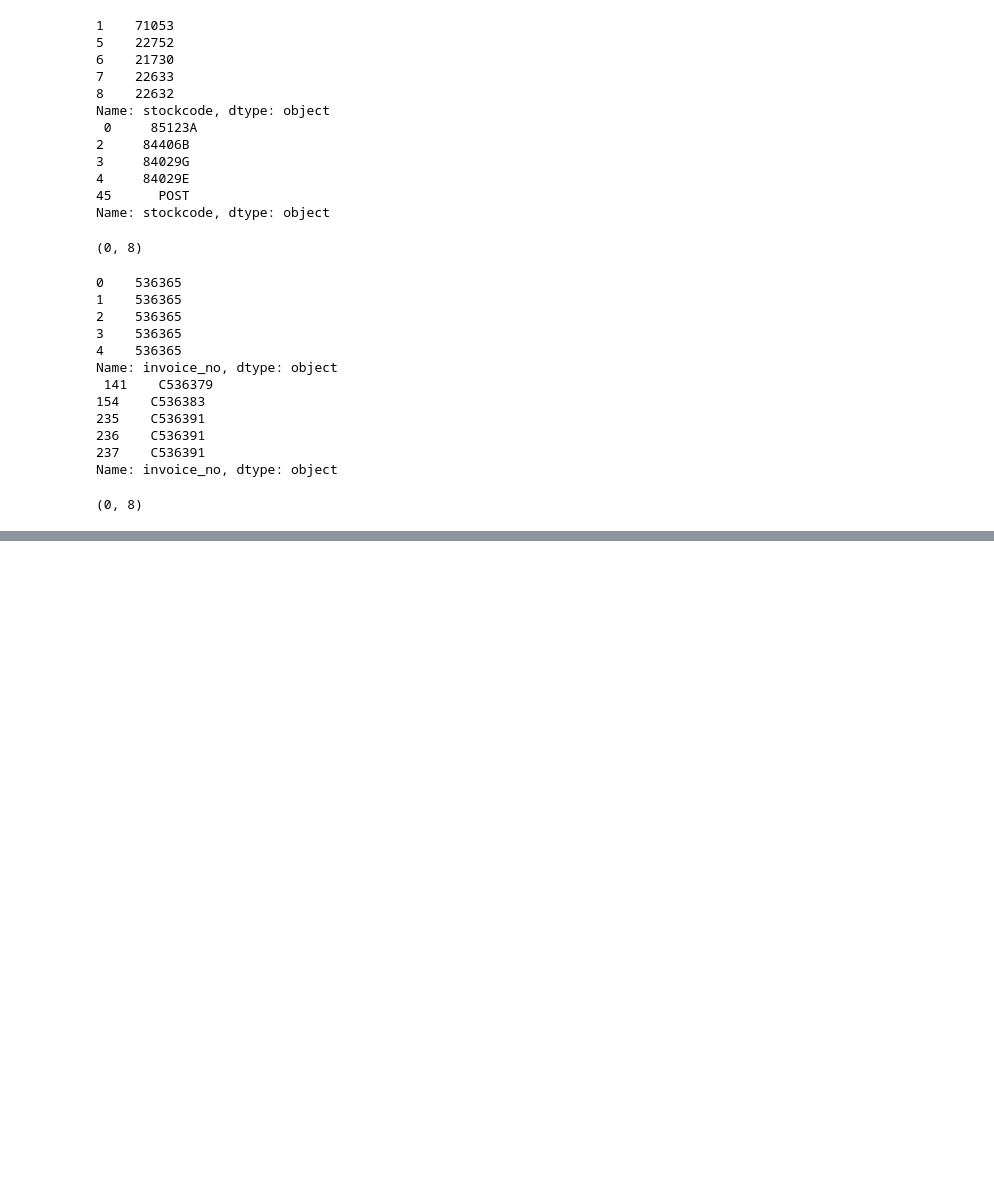
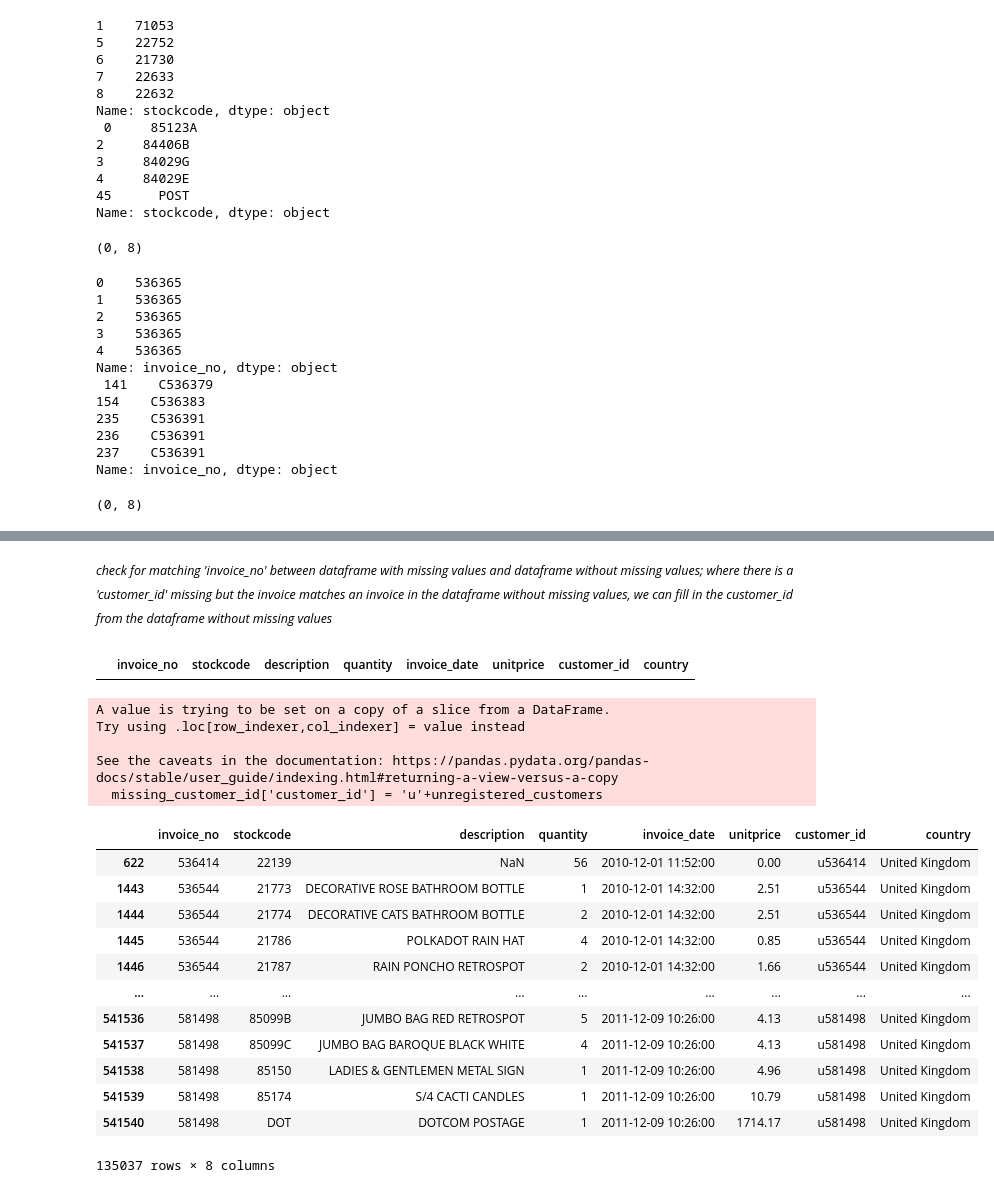
Before and after one commit to Benson-Ogheneochuko/ETL-Uk-based-online-retail-dataset, a Jupyter notebook: ETL(Extract, Transform, Load)Uk based online retail dataset.ipynb, the cells around one changed output, grey strips where cells are left out. Saved outputs shown, nothing was run; the diff lists cells and outputs as text; code cells hidden in the pictures; blank space fills up the shorter version.

```diff
--- a/ETL(Extract, Transform, Load)Uk based online retail dataset.ipynb
+++ b/ETL(Extract, Transform, Load)Uk based online retail dataset.ipynb
@@ -155,0 +212,30 @@ raw_df[raw_df['invoice_no'].apply(type) == int].shape
+# %% [markdown]
+<small>_check for matching 'invoice_no' between dataframe with missing values and dataframe without missing values; where there is a 'customer_id' missing but the invoice matches an invoice in the dataframe without missing values, we can fill in the customer_id from the dataframe without missing values_<small>
+# %%
+matching_invoice = missing_customer_id.loc[missing_customer_id['invoice_no'].isin(valid_customer_id['invoice_no'])]
+matching_invoice
+# %% [output]
+|  | invoice_no | stockcode | description | quantity | invoice_date | unitprice | customer_id | country |
+# %%
+unregistered_customers = clean_df.loc[missing_customer_id.index, "invoice_no"]
+missing_customer_id['customer_id'] = 'u'+unregistered_customers
+missing_customer_id
+# %% [output]
+A value is trying to be set on a copy of a slice from a DataFrame.
+Try using .loc[row_indexer,col_indexer] = value instead
+
+See the caveats in the documentation: https://pandas.pydata.org/pandas-docs/stable/user_guide/indexing.html#returning-a-view-versus-a-copy
+  missing_customer_id['customer_id'] = 'u'+unregistered_customers
+|  | invoice_no | stockcode | description | quantity | invoice_date | unitprice | customer_id | country |
+| 622 | 536414 | 22139 | NaN | 56 | 2010-12-01 11:52:00 | 0.00 | u536414 | United Kingdom |
+| 1443 | 536544 | 21773 | DECORATIVE ROSE BATHROOM BOTTLE | 1 | 2010-12-01 14:32:00 | 2.51 | u536544 | United Kingdom |
+| 1444 | 536544 | 21774 | DECORATIVE CATS BATHROOM BOTTLE | 2 | 2010-12-01 14:32:00 | 2.51 | u536544 | United Kingdom |
+| 1445 | 536544 | 21786 | POLKADOT RAIN HAT | 4 | 2010-12-01 14:32:00 | 0.85 | u536544 | United Kingdom |
+| 1446 | 536544 | 21787 | RAIN PONCHO RETROSPOT | 2 | 2010-12-01 14:32:00 | 1.66 | u536544 | United Kingdom |
+| ... | ... | ... | ... | ... | ... | ... | ... | ... |
+| 541536 | 581498 | 85099B | JUMBO BAG RED RETROSPOT | 5 | 2011-12-09 10:26:00 | 4.13 | u581498 | United Kingdom |
+| 541537 | 581498 | 85099C | JUMBO BAG BAROQUE BLACK WHITE | 4 | 2011-12-09 10:26:00 | 4.13 | u581498 | United Kingdom |
+| 541538 | 581498 | 85150 | LADIES & GENTLEMEN METAL SIGN | 1 | 2011-12-09 10:26:00 | 4.96 | u581498 | United Kingdom |
+| 541539 | 581498 | 85174 | S/4 CACTI CANDLES | 1 | 2011-12-09 10:26:00 | 10.79 | u581498 | United Kingdom |
+| 541540 | 581498 | DOT | DOTCOM POSTAGE | 1 | 2011-12-09 10:26:00 | 1714.17 | u581498 | United Kingdom |
+135037 rows × 8 columns
```
Also changed, not shown: parts of 8 cells of this notebook.
